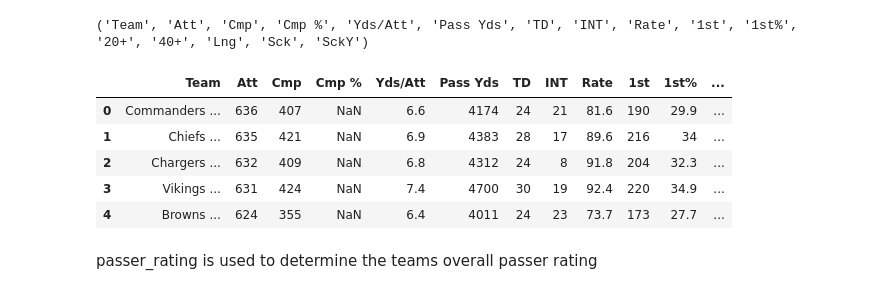
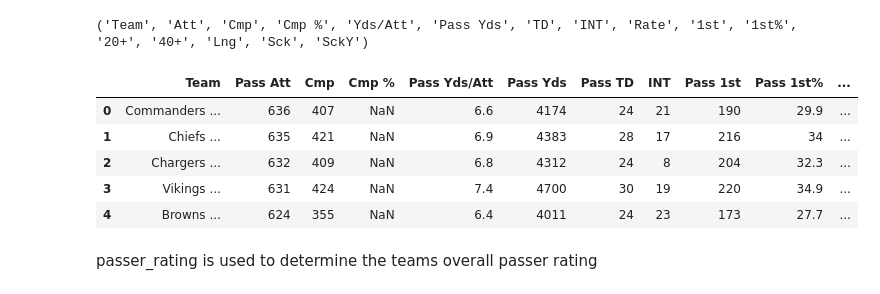
Before and after one commit to ItsYaBoyJG/Data-Analysis, a Jupyter notebook: Football/NFL/passing.ipynb, the cells around one changed output. Drawn from its saved outputs; the diff is of its cells as text; code cells hidden in the pictures.

```diff
--- a/Football/NFL/main.ipynb
+++ b/Football/NFL/passing.ipynb
@@ -67,45 +67,50 @@ print(titles)
 # %% [output]
 ('Team', 'Att', 'Cmp', 'Cmp %', 'Yds/Att', 'Pass Yds', 'TD', 'INT', 'Rate', '1st', '1st%', '20+', '40+', 'Lng', 'Sck', 'SckY')
 # %%
-df = pd.DataFrame(columns=['Team', 'Att', 'Cmp','Cmp %', 'Yds/Att', 'Pass Yds','TD', 'INT', 'Rate', '1st', '1st%', '20+', '40+', 'Lng', 'Sck', 'SckY'])
+df = pd.DataFrame(columns=['Team', 'Pass Att', 'Cmp','Cmp %', 'Pass Yds/Att',
+                           'Pass Yds','Pass TD', 'INT', 'Pass 1st',
+                           'Pass 1st%', 'Pass 20+', 'Pass 40+', 'Pass Lng', 'Sck', 'SckY'])
 # %%
 n = 'd3-o-club-shortname'
 
 for row in table.find_all('tr'):
     c = row.find_all('td')
 
 
     if (c != []):
         n = remove_html_tags(str(c[0])).replace('\n','')
         name = remove_html_tags(str(c[0])).replace('\n','')
         att = remove_html_tags(str(c[1])).replace('\n','')
         comp = remove_html_tags(str(c[2])).replace('\n','')
         cmpPer = remove_html_tags(str(c[3])).replace('\n','')
         ydsPatt = remove_html_tags(str(c[4])).replace('\n','')
         pYds = remove_html_tags(str(c[5])).replace('\n','')
         td = remove_html_tags(str(c[6])).replace('\n','')
         interceptions = remove_html_tags(str(c[7])).replace('\n','')
-        rate = remove_html_tags(str(c[8])).replace('\n','')
         first = remove_html_tags(str(c[9])).replace('\n','')
         firstPerc = remove_html_tags(str(c[10])).replace('\n','')
         twentyP = remove_html_tags(str(c[11])).replace('\n','')
         fourtyP = remove_html_tags(str(c[12])).replace('\n','')
         lng = remove_html_tags(str(c[13])).replace('\n','')
         sck = remove_html_tags(str(c[14])).replace('\n','')
         sckY = remove_html_tags(str(c[15])).replace('\n','')
 
 
-        df = pd.concat([df, pd.DataFrame.from_records([{'Team': name, 'Att': att, 'Cmp': comp, 'Cmp%': cmpPer, 'Yds/Att': ydsPatt, 'Pass Yds': pYds, 'TD': td, 'INT': interceptions, 'Rate':rate, '1st': first, '1st%': firstPerc,'20+': twentyP, '40+': fourtyP, 'Lng': lng, 'Sck': sck, 'SckY': sckY}])], ignore_index=True)
+        df = pd.concat([df, pd.DataFrame.from_records([{'Team': name, 'Pass Att': att, 'Cmp': comp, 'Cmp%': cmpPer,
+                                                        'Pass Yds/Att': ydsPatt, 'Pass Yds': pYds, 'Pass TD': td, 'INT': interceptions,
+                                                         'Pass 1st': first, 'Pass 1st%': firstPerc,'Pass 20+': twentyP,
+                                                         'Pass 40+': fourtyP,'Pass Lng': lng, 'Sck': sck,
+                                                         'SckY': sckY}])], ignore_index=True)
 
 
 df.head()
 # %% [output]
-|  | Team | Att | Cmp | Cmp % | Yds/Att | Pass Yds | TD | INT | Rate | 1st | 1st% | ... |
-| 0 | Commanders ... | 636 | 407 | NaN | 6.6 | 4174 | 24 | 21 | 81.6 | 190 | 29.9 | ... |
-| 1 | Chiefs ... | 635 | 421 | NaN | 6.9 | 4383 | 28 | 17 | 89.6 | 216 | 34 | ... |
-| 2 | Chargers ... | 632 | 409 | NaN | 6.8 | 4312 | 24 | 8 | 91.8 | 204 | 32.3 | ... |
-| 3 | Vikings ... | 631 | 424 | NaN | 7.4 | 4700 | 30 | 19 | 92.4 | 220 | 34.9 | ... |
-| 4 | Browns ... | 624 | 355 | NaN | 6.4 | 4011 | 24 | 23 | 73.7 | 173 | 27.7 | ... |
+|  | Team | Pass Att | Cmp | Cmp % | Pass Yds/Att | Pass Yds | Pass TD | INT | Pass 1st | Pass 1st% | ... |
+| 0 | Commanders ... | 636 | 407 | NaN | 6.6 | 4174 | 24 | 21 | 190 | 29.9 | ... |
+| 1 | Chiefs ... | 635 | 421 | NaN | 6.9 | 4383 | 28 | 17 | 216 | 34 | ... |
+| 2 | Chargers ... | 632 | 409 | NaN | 6.8 | 4312 | 24 | 8 | 204 | 32.3 | ... |
+| 3 | Vikings ... | 631 | 424 | NaN | 7.4 | 4700 | 30 | 19 | 220 | 34.9 | ... |
+| 4 | Browns ... | 624 | 355 | NaN | 6.4 | 4011 | 24 | 23 | 173 | 27.7 | ... |
 # %% [markdown]
 passer_rating is used to determine the teams overall passer rating
 # %%
```
Also changed, not shown: parts of 5 cells of this notebook, 10 other files.
